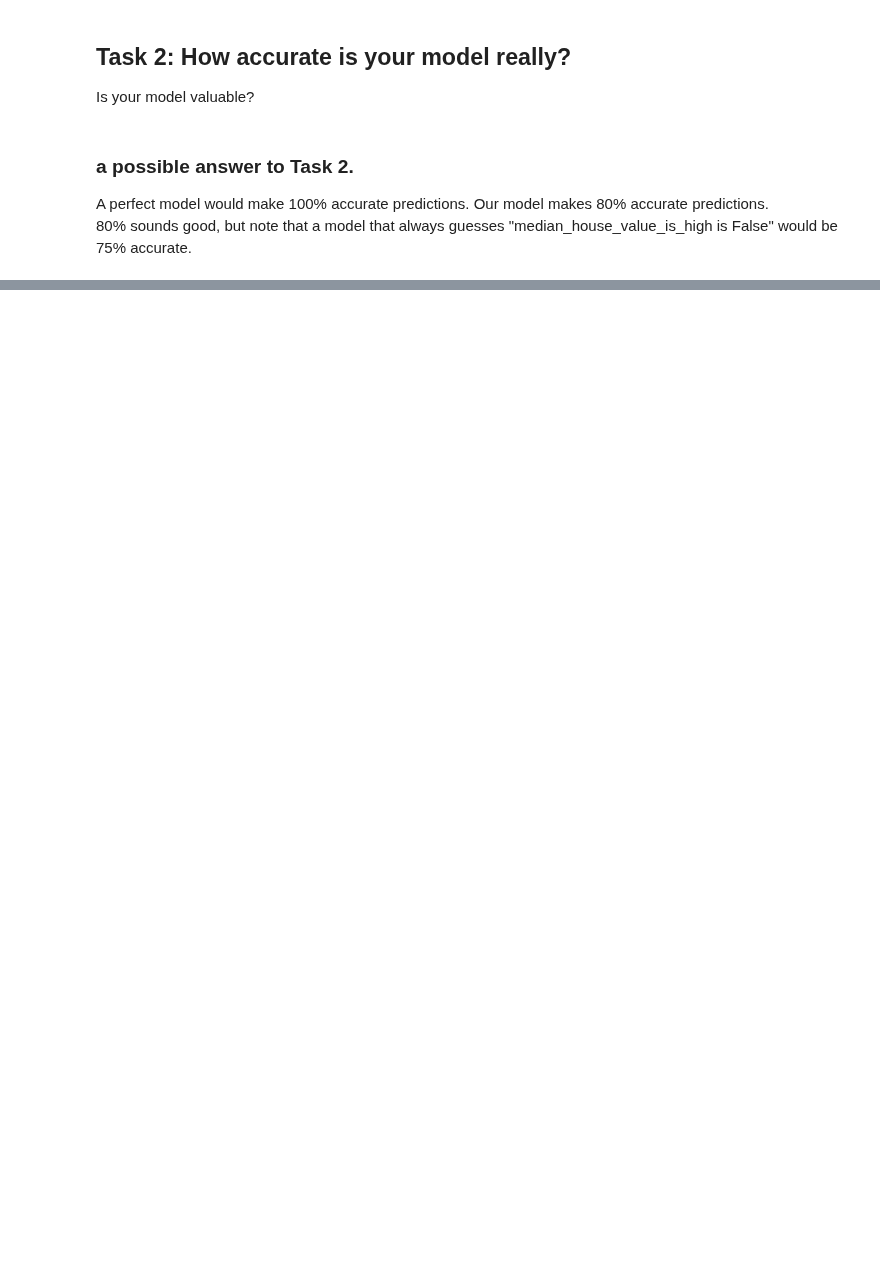
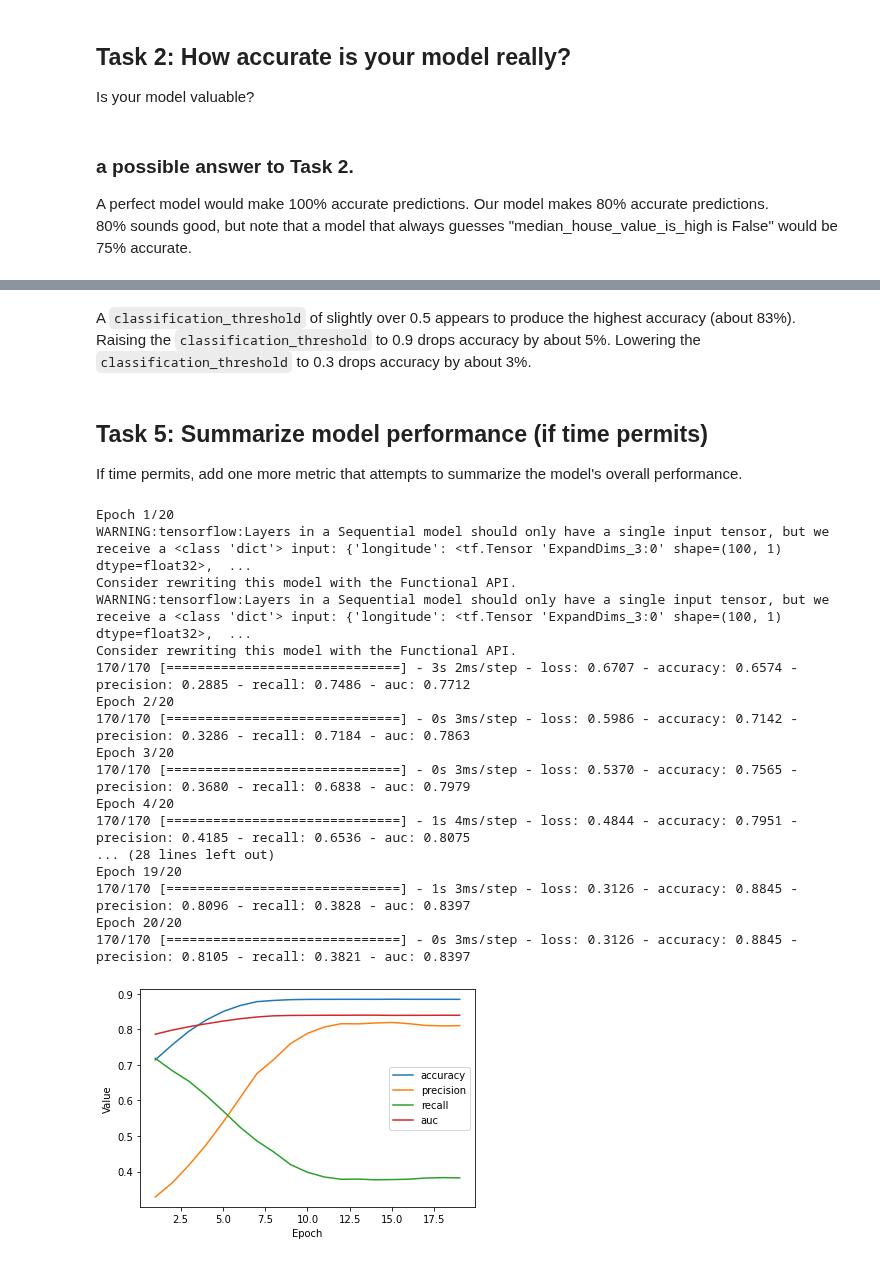
Before and after one commit to fasthill/google-ML-crash-course, a Jupyter notebook: binary classification.ipynb, the cells around one changed output, grey strips where cells are left out. Saved outputs shown, nothing was run; the diff lists cells and outputs as text; code cells hidden in the pictures; blank space fills up the shorter version.

```diff
--- a/binary classification.ipynb
+++ b/binary classification.ipynb
@@ -254,0 +346,45 @@ A perfect model would make 100% accurate predictions.  Our model makes 80% accur
+# %% [markdown]
+ A `classification_threshold` of slightly over 0.5 appears to produce the highest accuracy (about 83%). Raising the `classification_threshold` to 0.9 drops accuracy by about 5%.  Lowering the `classification_threshold` to 0.3 drops accuracy by about 3%.
+# %% [markdown]
+## Task 5: Summarize model performance (if time permits)
+
+If time permits, add one more metric that attempts to summarize the model's overall performance.
+# %%
+learning_rate = 0.001
+epochs = 20
+batch_size = 100
+classification_threshold = 0.52
+label_name = "median_house_value_is_high"
+
+METRICS = [
+    tf.keras.metrics.BinaryAccuracy(threshold=classification_threshold, name='accuracy'),
+    tf.keras.metrics.Precision(thresholds=classification_threshold, name='precision'),
+    tf.keras.metrics.Recall(thresholds=classification_threshold, name='recall'),
+    tf.keras.metrics.AUC(num_thresholds=100, name='auc')
+]
+
+my_model = create_model(learning_rate, feature_layer, METRICS)
+
+epochs, hist = train_model(my_model, train_df_norm, epochs, label_name, batch_size)
+
+list_of_metrics_to_plot = ['accuracy', "precision", "recall", 'auc']
+plot_curve(epochs, hist, list_of_metrics_to_plot)
+# %% [output]
+Epoch 1/20
+WARNING:tensorflow:Layers in a Sequential model should only have a single input tensor, but we receive a <class 'dict'> input: {'longitude': <tf.Tensor 'ExpandDims_3:0' shape=(100, 1) dtype=float32>,  ...
+Consider rewriting this model with the Functional API.
+WARNING:tensorflow:Layers in a Sequential model should only have a single input tensor, but we receive a <class 'dict'> input: {'longitude': <tf.Tensor 'ExpandDims_3:0' shape=(100, 1) dtype=float32>,  ...
+Consider rewriting this model with the Functional API.
+170/170 [==============================] - 3s 2ms/step - loss: 0.6707 - accuracy: 0.6574 - precision: 0.2885 - recall: 0.7486 - auc: 0.7712
+Epoch 2/20
+170/170 [==============================] - 0s 3ms/step - loss: 0.5986 - accuracy: 0.7142 - precision: 0.3286 - recall: 0.7184 - auc: 0.7863
+Epoch 3/20
+170/170 [==============================] - 0s 3ms/step - loss: 0.5370 - accuracy: 0.7565 - precision: 0.3680 - recall: 0.6838 - auc: 0.7979
+Epoch 4/20
+170/170 [==============================] - 1s 4ms/step - loss: 0.4844 - accuracy: 0.7951 - precision: 0.4185 - recall: 0.6536 - auc: 0.8075
+... (28 lines left out)
+Epoch 19/20
+170/170 [==============================] - 1s 3ms/step - loss: 0.3126 - accuracy: 0.8845 - precision: 0.8096 - recall: 0.3828 - auc: 0.8397
+Epoch 20/20
+170/170 [==============================] - 0s 3ms/step - loss: 0.3126 - accuracy: 0.8845 - precision: 0.8105 - recall: 0.3821 - auc: 0.8397
+[figure, added]
```
Also changed, not shown: parts of 11 cells of this notebook.
